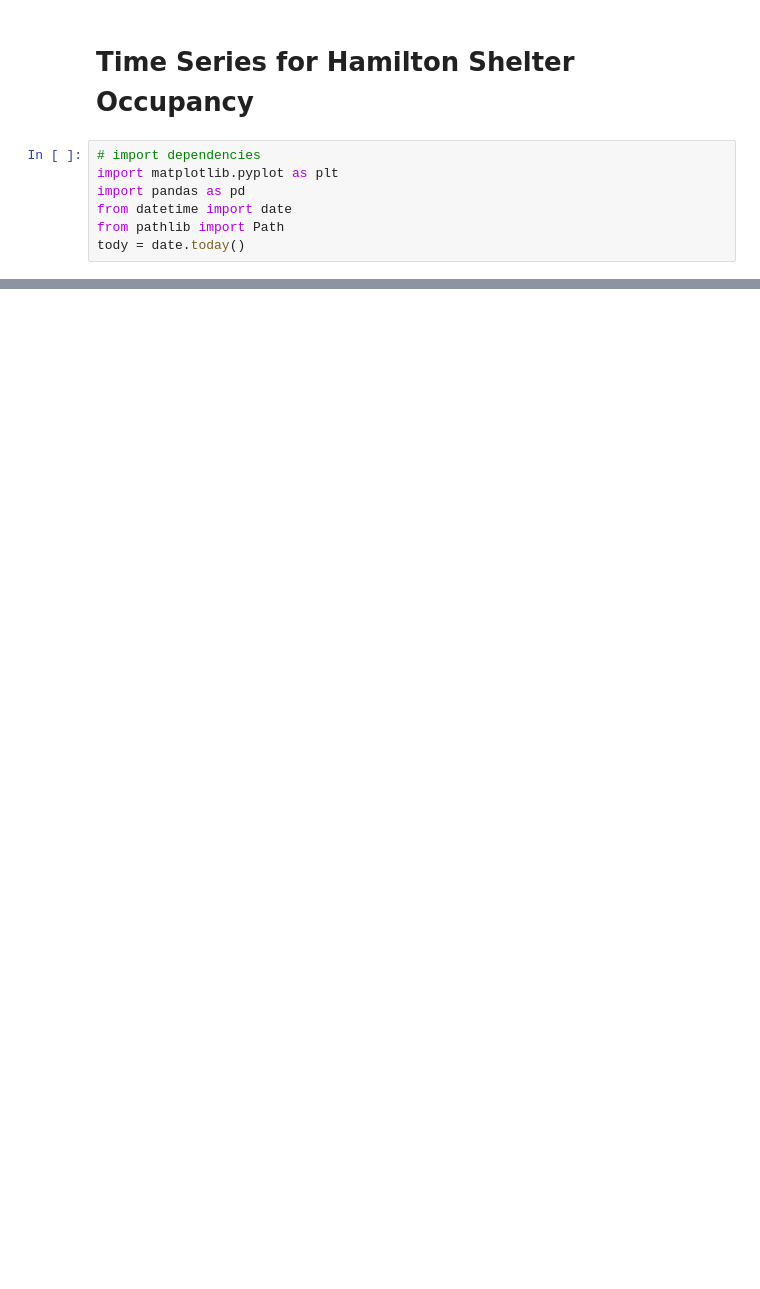
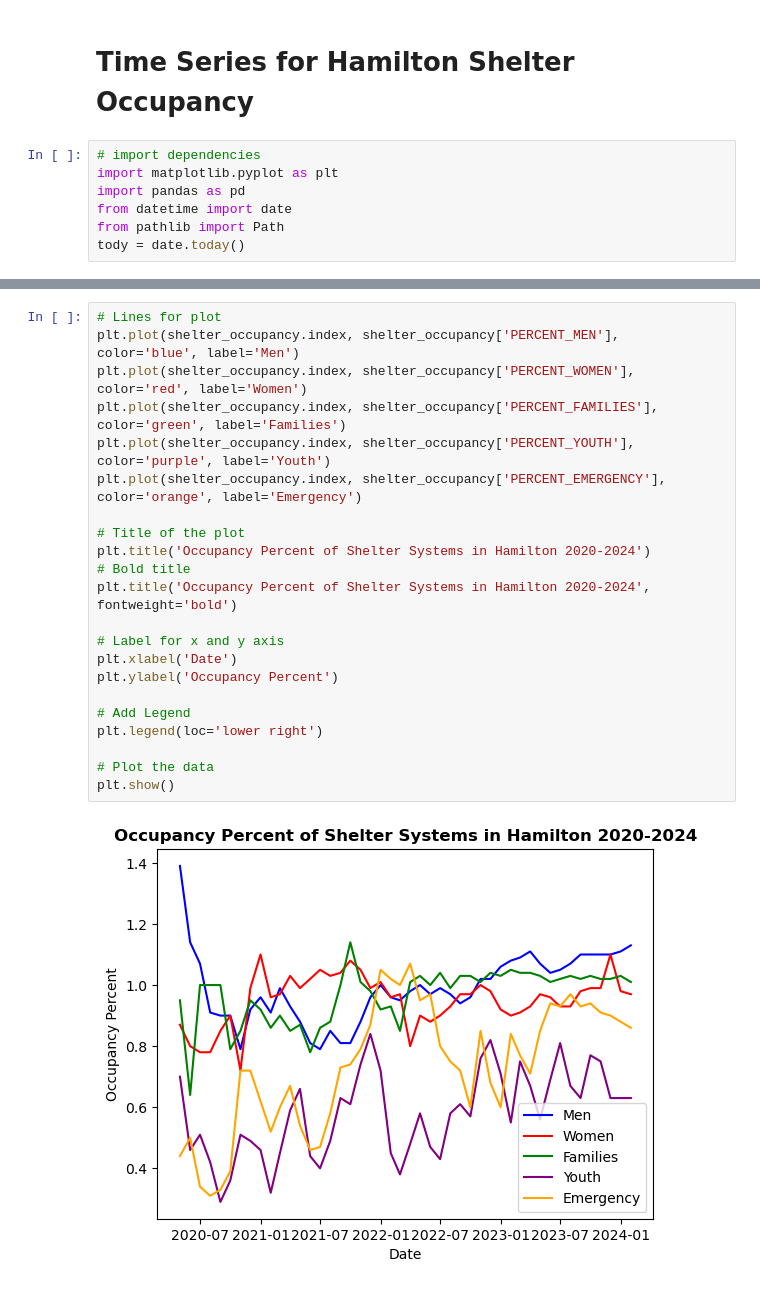
Before and after one commit to keyanap/YWCA-Gender-Based-Safety-Audit, a Jupyter notebook: Hamilton_Shelter_Occupancy.ipynb, the cells around one changed output, grey strips where cells are left out. Saved outputs shown, nothing was run; the diff lists cells and outputs as text; blank space fills up the shorter version.

Commit message:
Shelter and Violent Crime Victims Visualizations

```diff
--- a/Hamilton_Shelter_Occupancy.ipynb
+++ b/Hamilton_Shelter_Occupancy.ipynb
@@ -86,0 +97,24 @@ shelter_occupancy.head()
+# %%
+# Lines for plot
+plt.plot(shelter_occupancy.index, shelter_occupancy['PERCENT_MEN'], color='blue', label='Men')
+plt.plot(shelter_occupancy.index, shelter_occupancy['PERCENT_WOMEN'], color='red', label='Women')
+plt.plot(shelter_occupancy.index, shelter_occupancy['PERCENT_FAMILIES'], color='green', label='Families')
+plt.plot(shelter_occupancy.index, shelter_occupancy['PERCENT_YOUTH'], color='purple', label='Youth')
+plt.plot(shelter_occupancy.index, shelter_occupancy['PERCENT_EMERGENCY'], color='orange', label='Emergency')
+
+# Title of the plot
+plt.title('Occupancy Percent of Shelter Systems in Hamilton 2020-2024')
+# Bold title
+plt.title('Occupancy Percent of Shelter Systems in Hamilton 2020-2024', fontweight='bold')
+
+# Label for x and y axis
+plt.xlabel('Date')
+plt.ylabel('Occupancy Percent')
+
+# Add Legend
+plt.legend(loc='lower right')
+
+# Plot the data
+plt.show()
+# %% [output]
+[figure, added]
```
Also changed, not shown: parts of 13 cells of this notebook, 5 other files.
